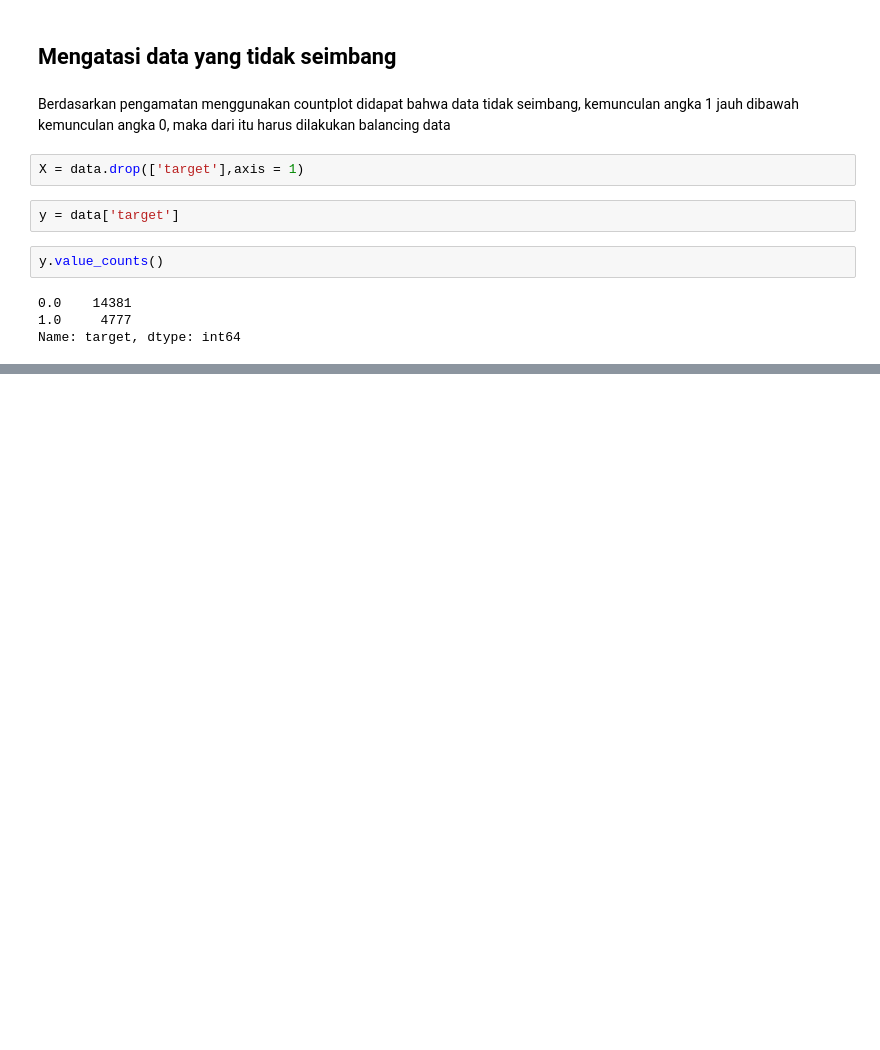
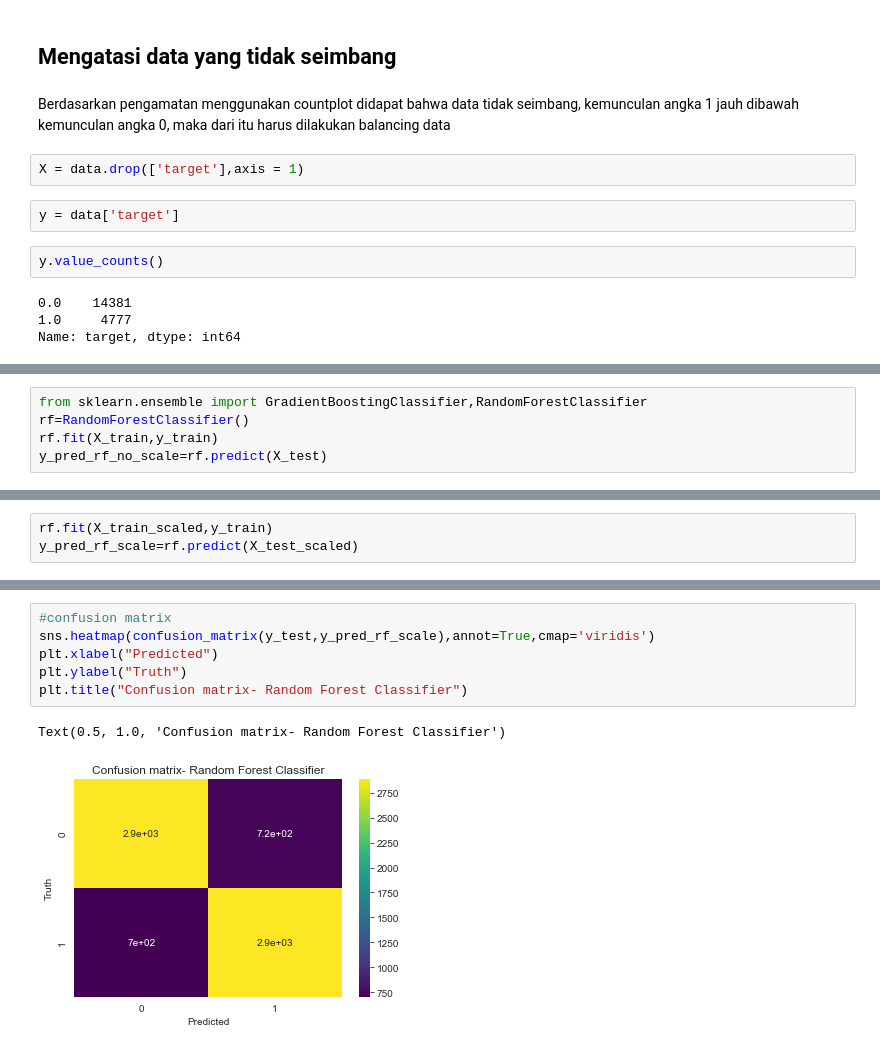
Before and after one commit to SonyHerwindyo/HR-Project, a Jupyter notebook: HR Data Analytics.ipynb, the cells around one changed output, grey strips where cells are left out. Cells and saved outputs as stored; diff of their text form; blank space fills up the shorter version.

```diff
--- a/HR Data Analytics.ipynb
+++ b/HR Data Analytics.ipynb
@@ -273,0 +401,5 @@ Name: target, dtype: int64
+# %%
+from sklearn.ensemble import GradientBoostingClassifier,RandomForestClassifier
+rf=RandomForestClassifier()
+rf.fit(X_train,y_train)
+y_pred_rf_no_scale=rf.predict(X_test)
@@ -273,0 +424,3 @@ Name: target, dtype: int64
+# %%
+rf.fit(X_train_scaled,y_train)
+y_pred_rf_scale=rf.predict(X_test_scaled)
@@ -273,0 +443,9 @@ Name: target, dtype: int64
+# %%
+#confusion matrix
+sns.heatmap(confusion_matrix(y_test,y_pred_rf_scale),annot=True,cmap='viridis')
+plt.xlabel("Predicted")
+plt.ylabel("Truth")
+plt.title("Confusion matrix- Random Forest Classifier")
+# %% [output]
+Text(0.5, 1.0, 'Confusion matrix- Random Forest Classifier')
+[figure, added]
```
Also changed, not shown: parts of 29 cells of this notebook.
